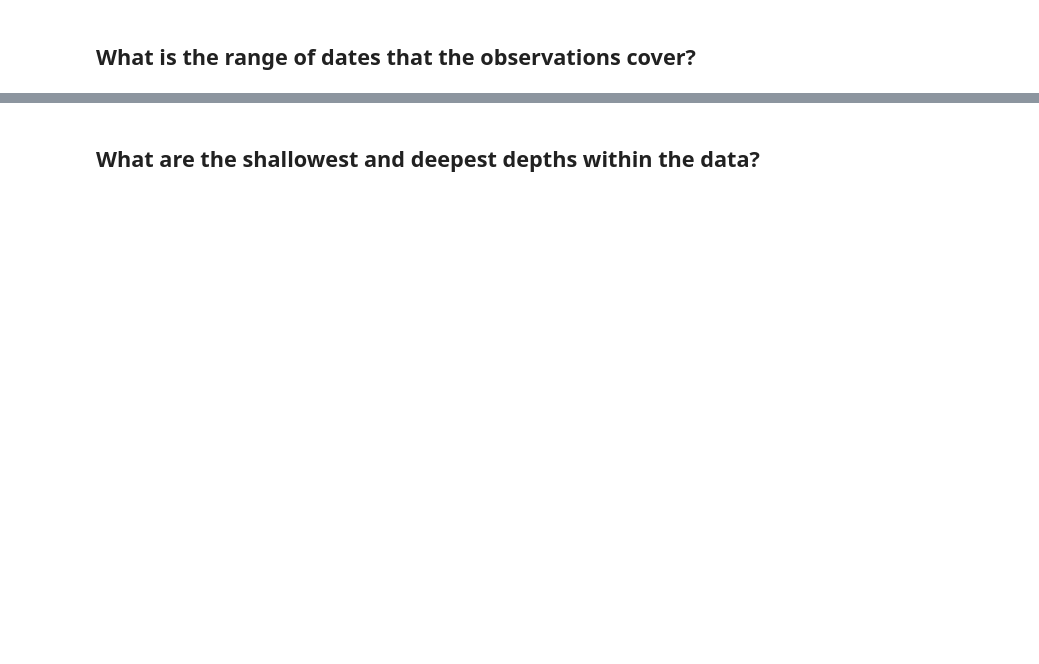
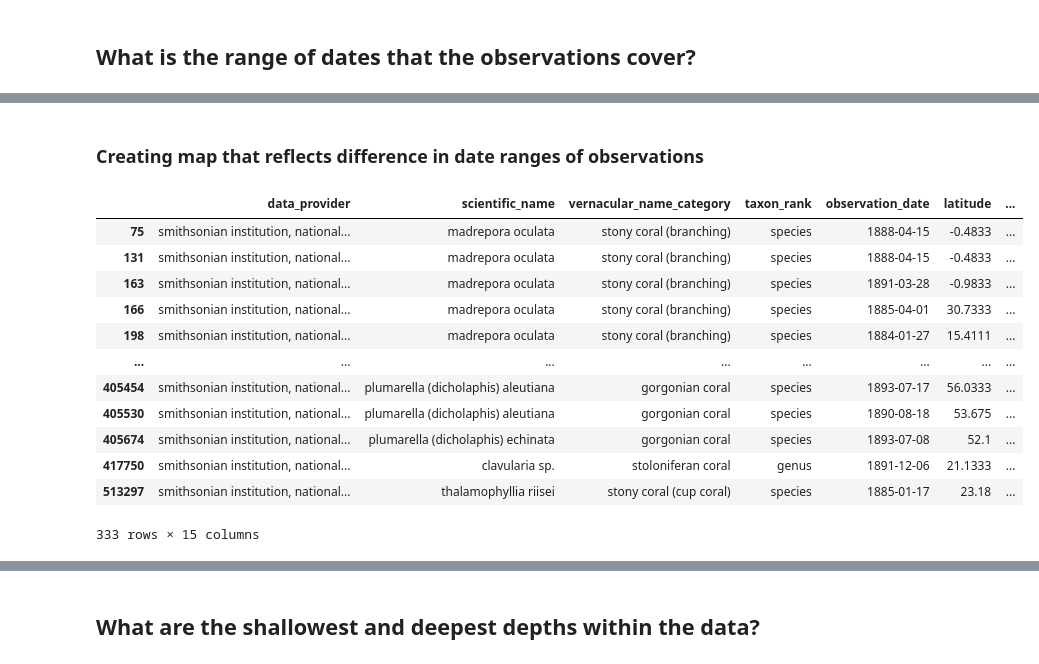
Before and after one commit to SamuelD-Data/deep_sea_corals_project, a Jupyter notebook: deep_sea_corals_project_notebook.ipynb, the cells around one changed output, grey strips where cells are left out. Cells and saved outputs as stored; diff of their text form; code cells hidden in the pictures; blank space fills up the shorter version.

```diff
--- a/deep_sea_corals_project_notebook.ipynb
+++ b/deep_sea_corals_project_notebook.ipynb
@@ -249,0 +267,21 @@ The dates of the observations range from 1868-05-04 to 2016-03-27.
+# %% [markdown]
+### Creating map that reflects difference in date ranges of observations
+# %%
+df['observation_date']= pd.to_datetime(df['observation_date'])
+
+
+df[df.observation_date < "1900-01-01"]
+# %% [output]
+|  | data_provider | scientific_name | vernacular_name_category | taxon_rank | observation_date | latitude | ... |
+| 75 | smithsonian institution, national... | madrepora oculata | stony coral (branching) | species | 1888-04-15 | -0.4833 | ... |
+| 131 | smithsonian institution, national... | madrepora oculata | stony coral (branching) | species | 1888-04-15 | -0.4833 | ... |
+| 163 | smithsonian institution, national... | madrepora oculata | stony coral (branching) | species | 1891-03-28 | -0.9833 | ... |
+| 166 | smithsonian institution, national... | madrepora oculata | stony coral (branching) | species | 1885-04-01 | 30.7333 | ... |
+| 198 | smithsonian institution, national... | madrepora oculata | stony coral (branching) | species | 1884-01-27 | 15.4111 | ... |
+| ... | ... | ... | ... | ... | ... | ... | ... |
+| 405454 | smithsonian institution, national... | plumarella (dicholaphis) aleutiana | gorgonian coral | species | 1893-07-17 | 56.0333 | ... |
+| 405530 | smithsonian institution, national... | plumarella (dicholaphis) aleutiana | gorgonian coral | species | 1890-08-18 | 53.675 | ... |
+| 405674 | smithsonian institution, national... | plumarella (dicholaphis) echinata | gorgonian coral | species | 1893-07-08 | 52.1 | ... |
+| 417750 | smithsonian institution, national... | clavularia sp. | stoloniferan coral | genus | 1891-12-06 | 21.1333 | ... |
+| 513297 | smithsonian institution, national... | thalamophyllia riisei | stony coral (cup coral) | species | 1885-01-17 | 23.18 | ... |
+333 rows × 15 columns
```
Also changed, not shown: parts of 15 cells of this notebook.
